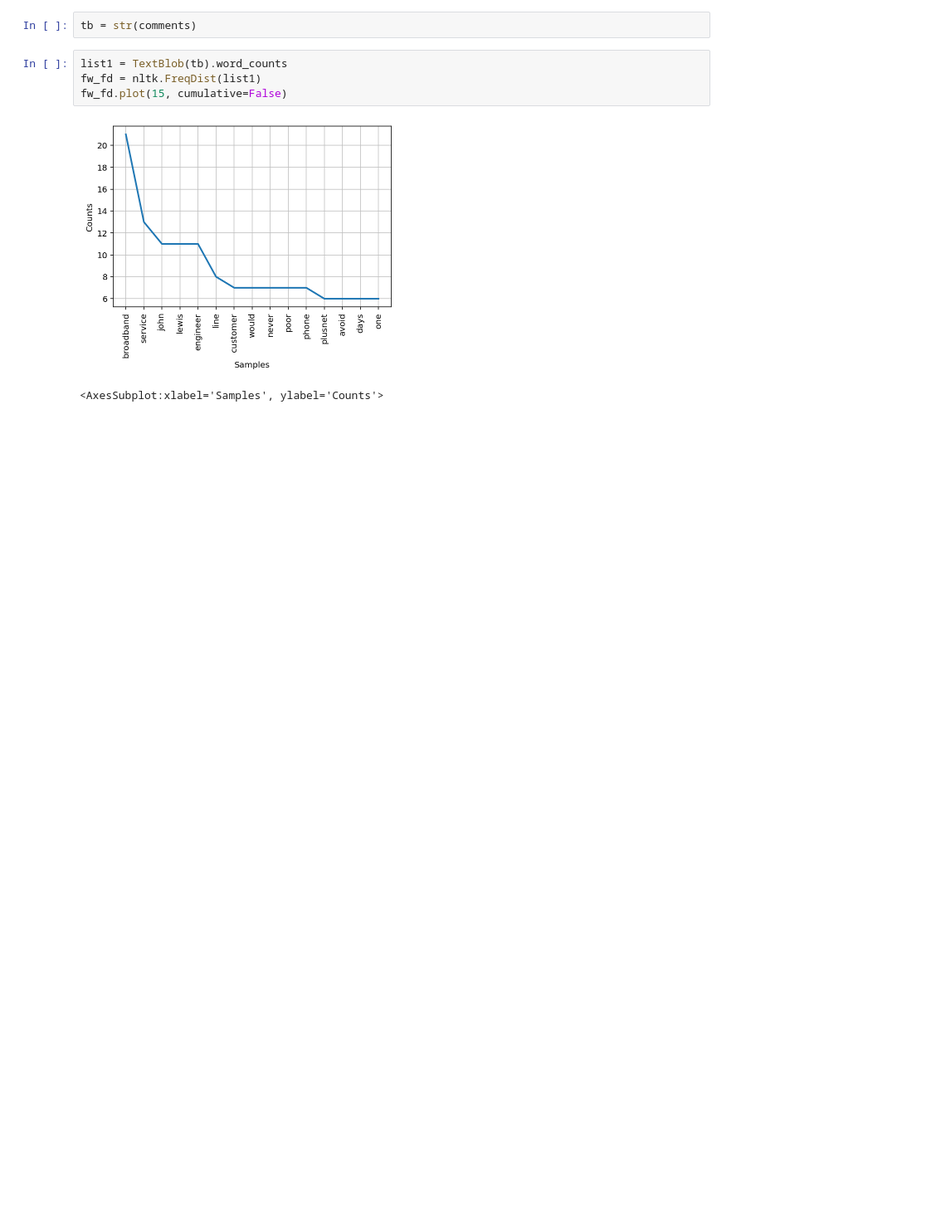
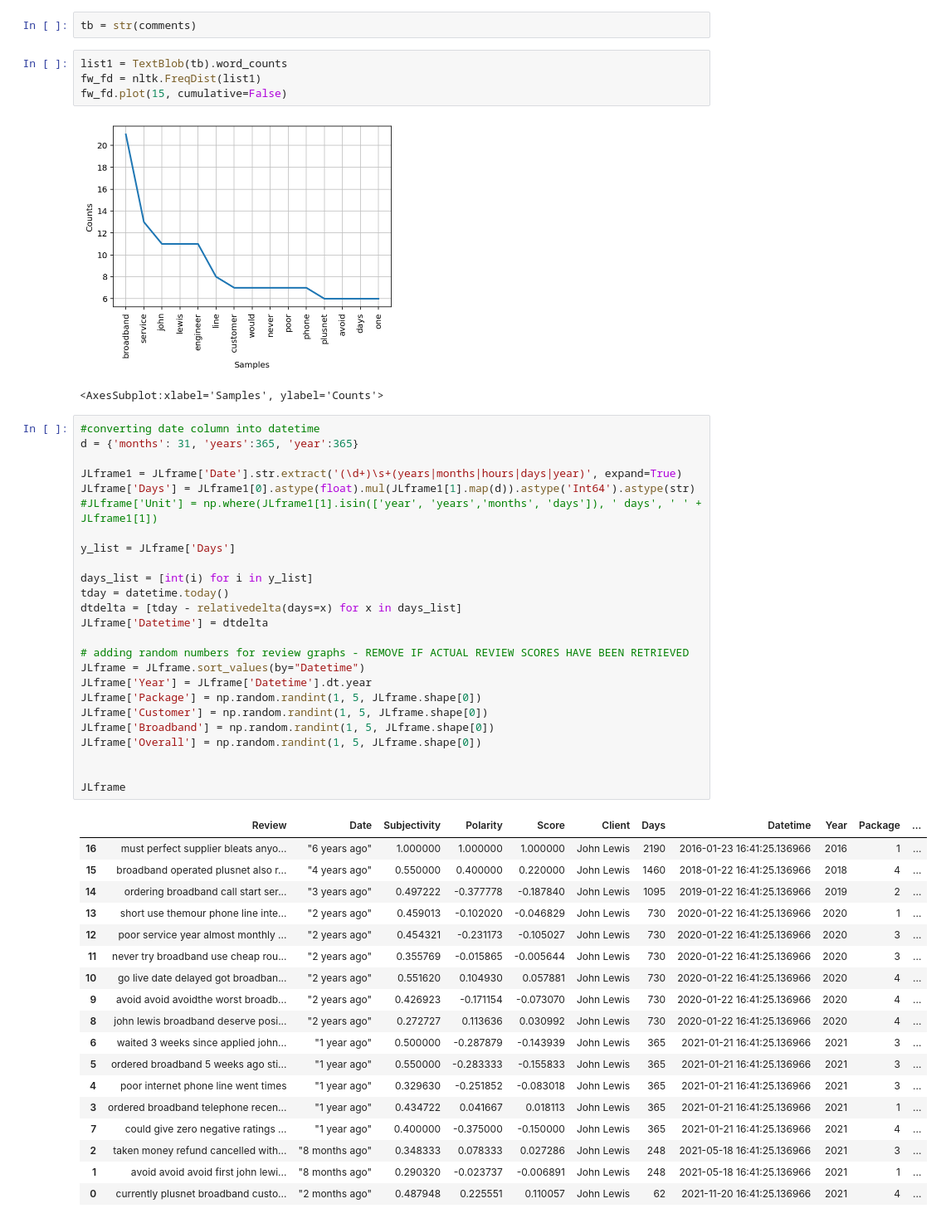
Before and after one commit to ThomasScattergoodQualitest/AutomationEnabler3, a Jupyter notebook: JLCSV.ipynb, the cells around one changed output. Shown at 83% size. Saved outputs shown, nothing was run; the diff lists cells and outputs as text; blank space fills up the shorter version.

```diff
--- a/JLCSV.ipynb
+++ b/JLCSV.ipynb
@@ -355,3 +358,47 @@ fw_fd.plot(15, cumulative=False)
 # %% [output]
 [figure]
 <AxesSubplot:xlabel='Samples', ylabel='Counts'>
+# %%
+#converting date column into datetime
+d = {'months': 31, 'years':365, 'year':365}
+
+JLframe1 = JLframe['Date'].str.extract('(\d+)\s+(years|months|hours|days|year)', expand=True)
+JLframe['Days'] = JLframe1[0].astype(float).mul(JLframe1[1].map(d)).astype('Int64').astype(str)
+#JLframe['Unit'] = np.where(JLframe1[1].isin(['year', 'years','months', 'days']), ' days', ' ' + JLframe1[1])
+
+y_list = JLframe['Days']
+
+days_list = [int(i) for i in y_list]
+tday = datetime.today()
+dtdelta = [tday - relativedelta(days=x) for x in days_list]
+JLframe['Datetime'] = dtdelta
+
+# adding random numbers for review graphs - REMOVE IF ACTUAL REVIEW SCORES HAVE BEEN RETRIEVED
+JLframe = JLframe.sort_values(by="Datetime")
+JLframe['Year'] = JLframe['Datetime'].dt.year
+JLframe['Package'] = np.random.randint(1, 5, JLframe.shape[0])
+JLframe['Customer'] = np.random.randint(1, 5, JLframe.shape[0])
+JLframe['Broadband'] = np.random.randint(1, 5, JLframe.shape[0])
+JLframe['Overall'] = np.random.randint(1, 5, JLframe.shape[0])
+
+
+JLframe
+# %% [output]
+|  | Review | Date | Subjectivity | Polarity | Score | Client | Days | Datetime | Year | Package | ... |
+| 16 | must perfect supplier bleats anyo... | "6 years ago" | 1.000000 | 1.000000 | 1.000000 | John Lewis | 2190 | 2016-01-23 16:41:25.136966 | 2016 | 1 | ... |
+| 15 | broadband operated plusnet also r... | "4 years ago" | 0.550000 | 0.400000 | 0.220000 | John Lewis | 1460 | 2018-01-22 16:41:25.136966 | 2018 | 4 | ... |
+| 14 | ordering broadband call start ser... | "3 years ago" | 0.497222 | -0.377778 | -0.187840 | John Lewis | 1095 | 2019-01-22 16:41:25.136966 | 2019 | 2 | ... |
+| 13 | short use themour phone line inte... | "2 years ago" | 0.459013 | -0.102020 | -0.046829 | John Lewis | 730 | 2020-01-22 16:41:25.136966 | 2020 | 1 | ... |
+| 12 | poor service year almost monthly ... | "2 years ago" | 0.454321 | -0.231173 | -0.105027 | John Lewis | 730 | 2020-01-22 16:41:25.136966 | 2020 | 3 | ... |
+| 11 | never try broadband use cheap rou... | "2 years ago" | 0.355769 | -0.015865 | -0.005644 | John Lewis | 730 | 2020-01-22 16:41:25.136966 | 2020 | 3 | ... |
+| 10 | go live date delayed got broadban... | "2 years ago" | 0.551620 | 0.104930 | 0.057881 | John Lewis | 730 | 2020-01-22 16:41:25.136966 | 2020 | 4 | ... |
+| 9 | avoid avoid avoidthe worst broadb... | "2 years ago" | 0.426923 | -0.171154 | -0.073070 | John Lewis | 730 | 2020-01-22 16:41:25.136966 | 2020 | 4 | ... |
+| 8 | john lewis broadband deserve posi... | "2 years ago" | 0.272727 | 0.113636 | 0.030992 | John Lewis | 730 | 2020-01-22 16:41:25.136966 | 2020 | 4 | ... |
+| 6 | waited 3 weeks since applied john... | "1 year ago" | 0.500000 | -0.287879 | -0.143939 | John Lewis | 365 | 2021-01-21 16:41:25.136966 | 2021 | 3 | ... |
+| 5 | ordered broadband 5 weeks ago sti... | "1 year ago" | 0.550000 | -0.283333 | -0.155833 | John Lewis | 365 | 2021-01-21 16:41:25.136966 | 2021 | 3 | ... |
+| 4 | poor internet phone line went times | "1 year ago" | 0.329630 | -0.251852 | -0.083018 | John Lewis | 365 | 2021-01-21 16:41:25.136966 | 2021 | 3 | ... |
+| 3 | ordered broadband telephone recen... | "1 year ago" | 0.434722 | 0.041667 | 0.018113 | John Lewis | 365 | 2021-01-21 16:41:25.136966 | 2021 | 1 | ... |
+| 7 | could give zero negative ratings ... | "1 year ago" | 0.400000 | -0.375000 | -0.150000 | John Lewis | 365 | 2021-01-21 16:41:25.136966 | 2021 | 4 | ... |
+| 2 | taken money refund cancelled with... | "8 months ago" | 0.348333 | 0.078333 | 0.027286 | John Lewis | 248 | 2021-05-18 16:41:25.136966 | 2021 | 3 | ... |
+| 1 | avoid avoid avoid first john lewi... | "8 months ago" | 0.290320 | -0.023737 | -0.006891 | John Lewis | 248 | 2021-05-18 16:41:25.136966 | 2021 | 1 | ... |
+| 0 | currently plusnet broadband custo... | "2 months ago" | 0.487948 | 0.225551 | 0.110057 | John Lewis | 62 | 2021-11-20 16:41:25.136966 | 2021 | 4 | ... |
```
Also changed, not shown: parts of 6 cells of this notebook, 3 other files.
